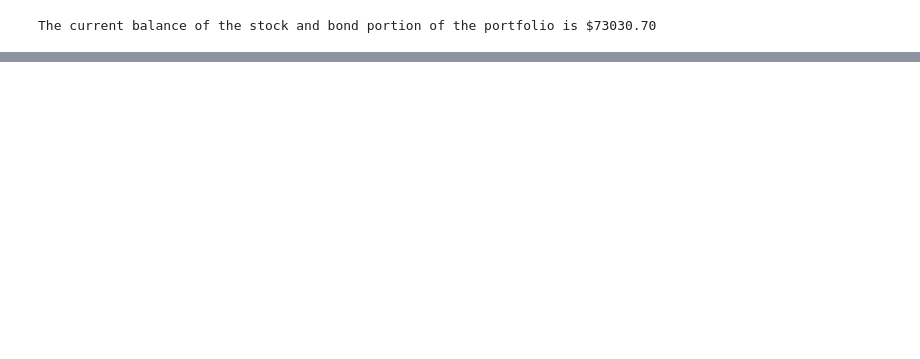
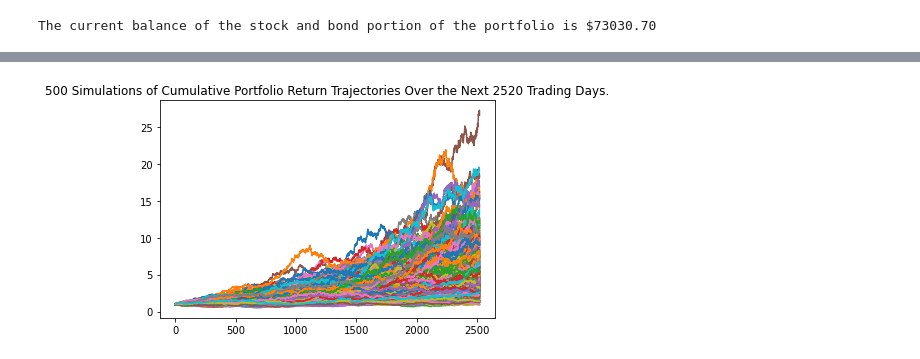
Before and after one commit to Surdano/Financial_Planning_APIs_and_Simulations, a Jupyter notebook: financial_planning_tools.ipynb, the cells around one changed output, grey strips where cells are left out. Drawn from its saved outputs; the diff is of its cells as text; code cells hidden in the pictures; blank space fills up the shorter version.

```diff
--- a/financial_planning_tools.ipynb
+++ b/financial_planning_tools.ipynb
@@ -607,8 +407,12 @@ For this new Monte Carlo simulation, do the following:
 # %%
-# Configure a Monte Carlo simulation to forecast 10 years cumulative returns
-# The weights should be split 20% to AGG and 80% to SPY.
-# Run 500 samples.
-# YOUR CODE HERE
+# Configured a Monte Carlo simulation to forecast 10 years cumulative returns
+# The weights split 20% to AGG and 80% to SPY. Ran 500 samples.
+MC_10_year = MCSimulation(
+    portfolio_data = three_year_pricing,
+    weights=[.2,.8],
+    num_simulation=500,
+    num_trading_days=252*10
+)
 
 # Review the simulation input data
-# YOUR CODE HERE
+MC_10_year.portfolio_data.head()
@@ -618,5 +473,6 @@ For this new Monte Carlo simulation, do the following:
 # %%
-# Visualize the 10-year Monte Carlo simulation by creating an
-# overlay line plot
-# YOUR CODE HERE
+# Visualized the 10-year Monte Carlo simulation by creating an overlay line plot
+MC_10_line_plot = MC_10_year.plot_simulation()
+# %% [output]
+[figure, added]
 # %%
```
Also changed, not shown: parts of 98 cells of this notebook.
